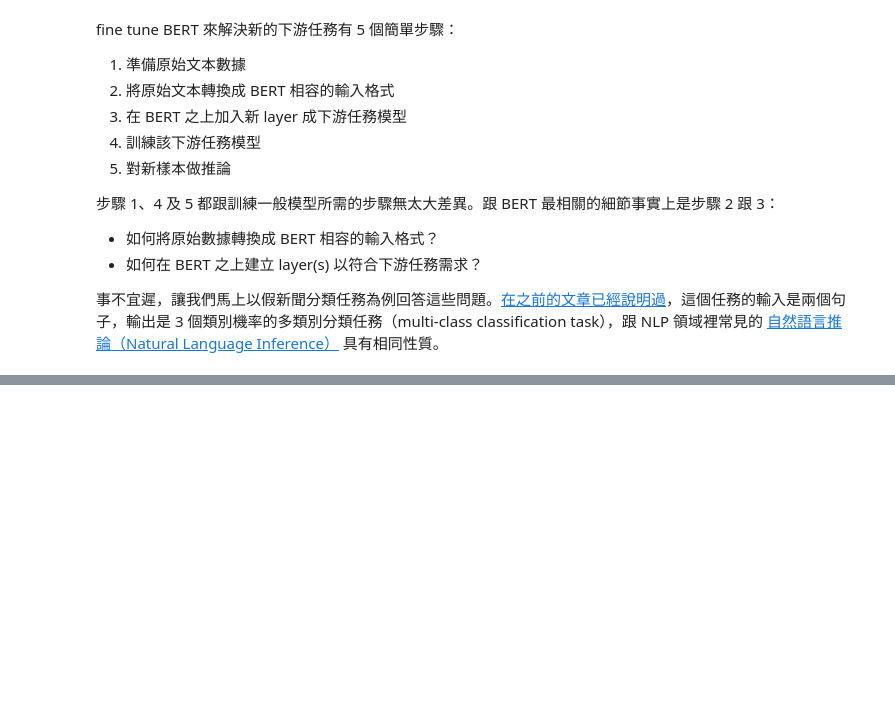
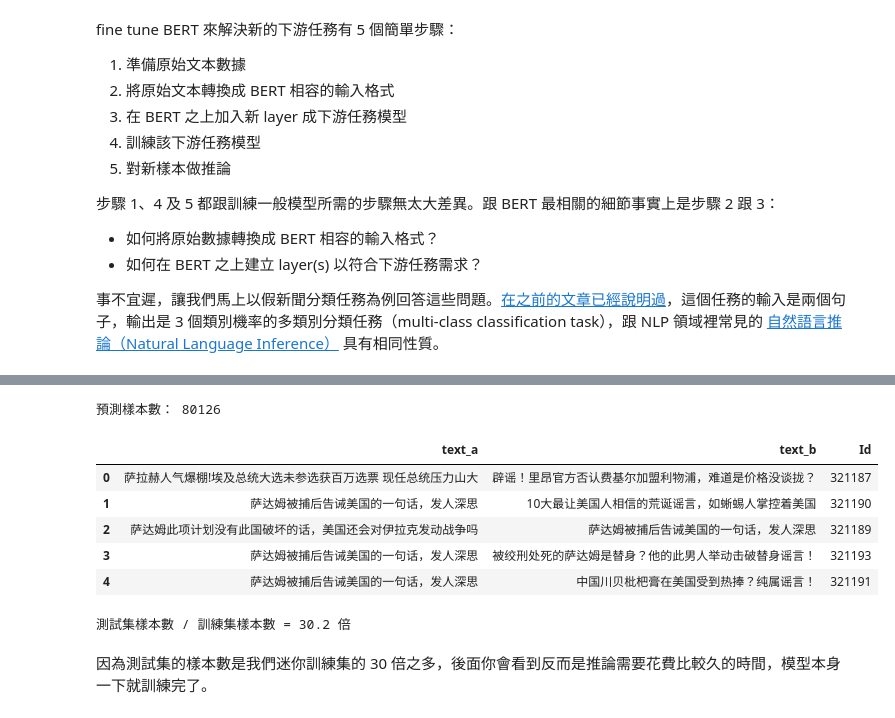
Before and after one commit to RocioLiu/Python_coding, a Jupyter notebook: BERT_practice.ipynb, the cells around one changed output, grey strips where cells are left out. Drawn from its saved outputs; the diff is of its cells as text; code cells hidden in the pictures; blank space fills up the shorter version.

```diff
--- a/BERT_practice.ipynb
+++ b/BERT_practice.ipynb
@@ -386,0 +602,24 @@ fine tune BERT 來解決新的下游任務有 5 個簡單步驟：
+# %%
+#os.system("unzip test.csv.zip")
+df_test = pd.read_csv("test.csv")
+df_test = df_test.loc[:, ["title1_zh", "title2_zh", "id"]]
+df_test.columns = ["text_a", "text_b", "Id"]
+df_test.to_csv("test.tsv", sep="\t", index=False)
+# %%
+print("預測樣本數：", len(df_test))
+df_test.head()
+# %% [output]
+預測樣本數： 80126
+|  | text_a | text_b | Id |
+| 0 | 萨拉赫人气爆棚!埃及总统大选未参选获百万选票 现任总统压力山大 | 辟谣！里昂官方否认费基尔加盟利物浦，难道是价格没谈拢？ | 321187 |
+| 1 | 萨达姆被捕后告诫美国的一句话，发人深思 | 10大最让美国人相信的荒诞谣言，如蜥蜴人掌控着美国 | 321190 |
+| 2 | 萨达姆此项计划没有此国破坏的话，美国还会对伊拉克发动战争吗 | 萨达姆被捕后告诫美国的一句话，发人深思 | 321189 |
+| 3 | 萨达姆被捕后告诫美国的一句话，发人深思 | 被绞刑处死的萨达姆是替身？他的此男人举动击破替身谣言！ | 321193 |
+| 4 | 萨达姆被捕后告诫美国的一句话，发人深思 | 中国川贝枇杷膏在美国受到热捧？纯属谣言！ | 321191 |
+# %%
+ratio = len(df_test) / len(df_train)
+print(f"測試集樣本數 / 訓練集樣本數 = {ratio:<0.1f} 倍")
+# %% [output]
+測試集樣本數 / 訓練集樣本數 = 30.2 倍
+# %% [markdown]
+因為測試集的樣本數是我們迷你訓練集的 30 倍之多，後面你會看到反而是推論需要花費比較久的時間，模型本身一下就訓練完了。
```
Also changed, not shown: parts of 51 cells of this notebook.
